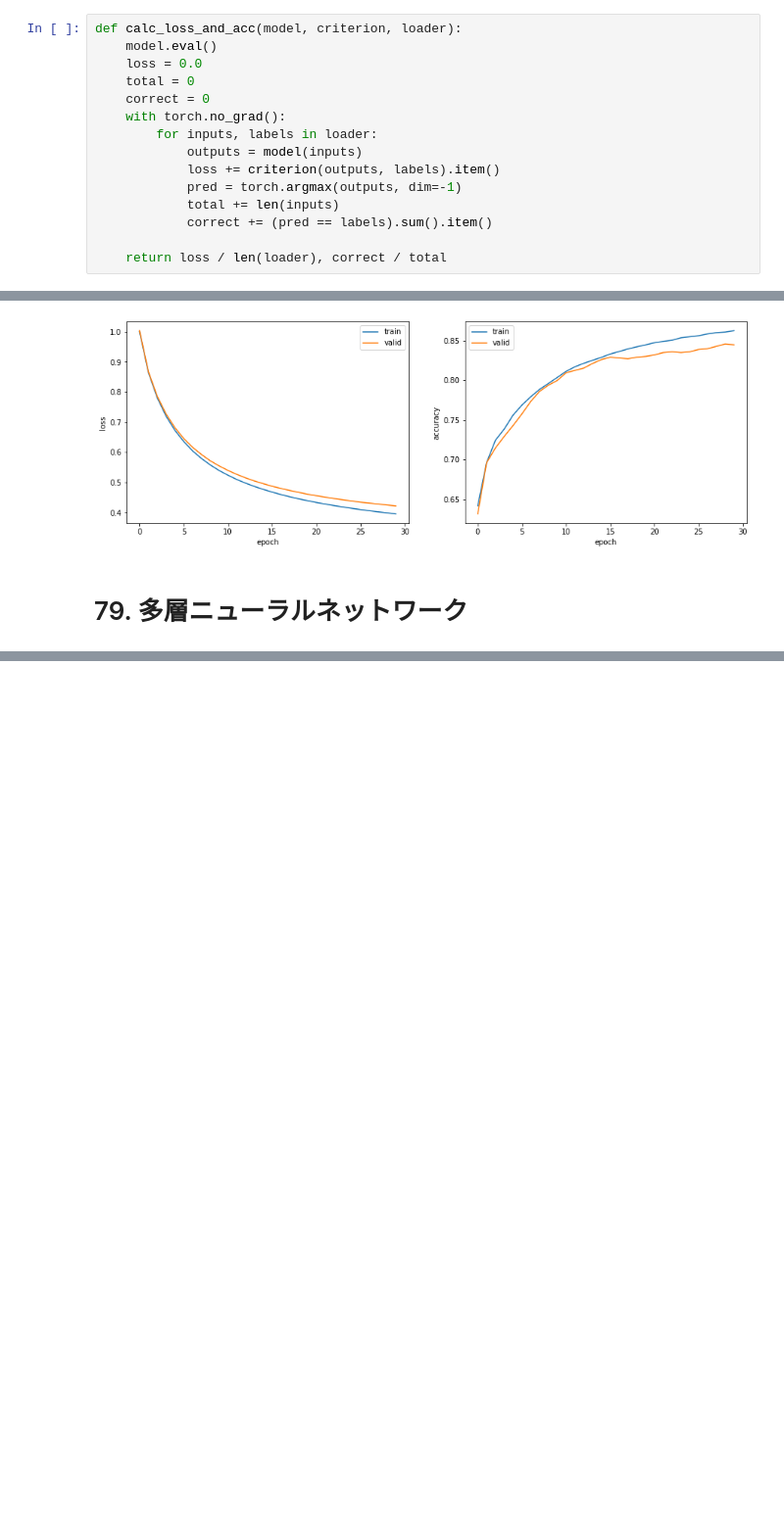
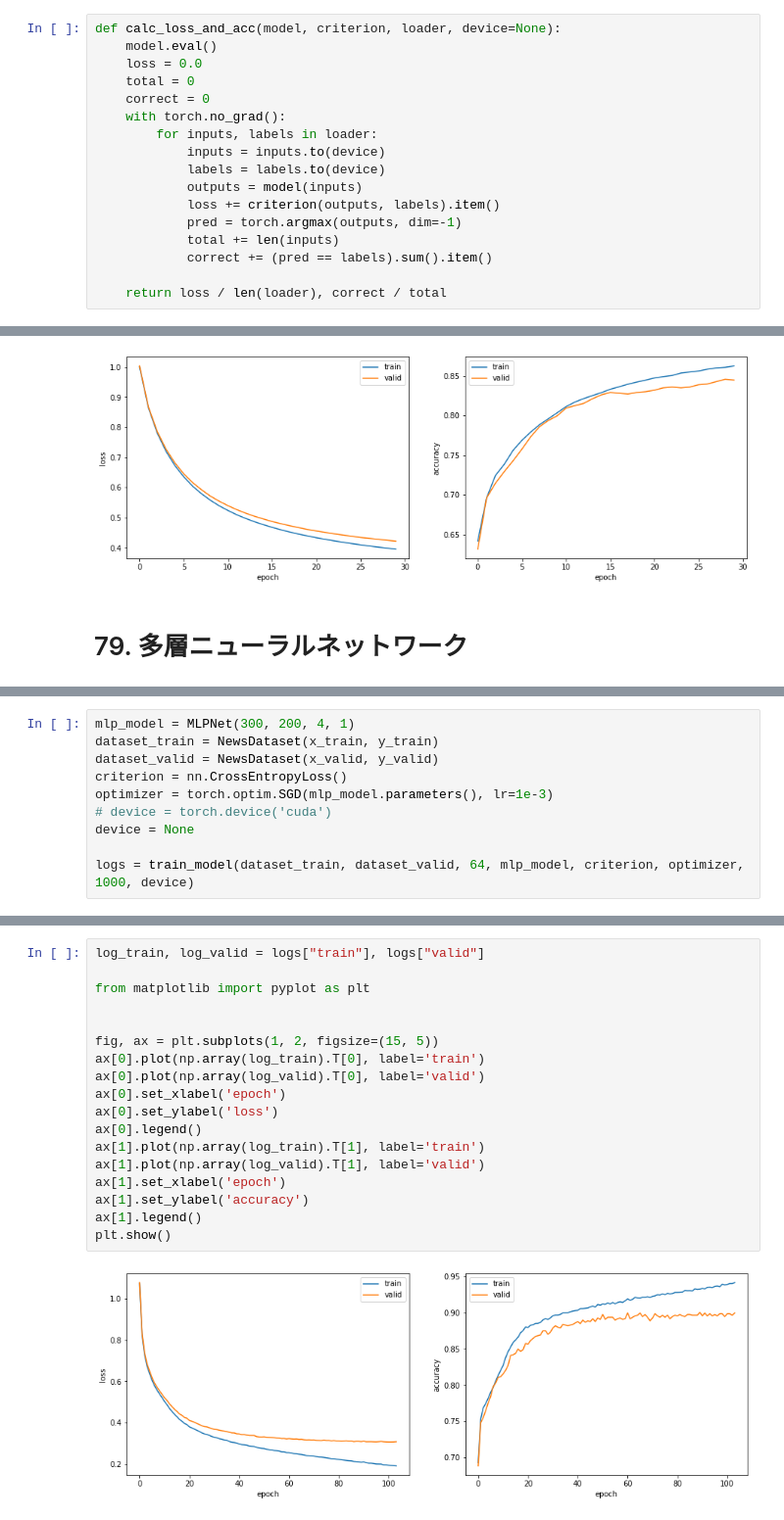
Before and after one commit to yuukiootaki/nlp_100, a Jupyter notebook: src/section8.ipynb, the cells around one changed output, grey strips where cells are left out. Shown: that part at 98% size. Drawn from its saved outputs; the diff is of its cells as text; blank space fills up the shorter version.

```diff
--- a/src/section8.ipynb
+++ b/src/section8.ipynb
@@ -232,13 +232,15 @@ acc test: 0.882
 # 76. チェックポイント
 # 77. ミニバッチ化
 # %%
-def calc_loss_and_acc(model, criterion, loader):
+def calc_loss_and_acc(model, criterion, loader, device=None):
     model.eval()
     loss = 0.0
     total = 0
     correct = 0
     with torch.no_grad():
         for inputs, labels in loader:
+            inputs = inputs.to(device)
+            labels = labels.to(device)
             outputs = model(inputs)
             loss += criterion(outputs, labels).item()
             pred = torch.argmax(outputs, dim=-1)
@@ -349,0 +365,10 @@ epoch: 29, loss_train: 0.3949, accuracy_train: 0.8623, loss_valid: 0.4215, accur
+# %%
+mlp_model = MLPNet(300, 200, 4, 1)
+dataset_train = NewsDataset(x_train, y_train)
+dataset_valid = NewsDataset(x_valid, y_valid)
+criterion = nn.CrossEntropyLoss()
+optimizer = torch.optim.SGD(mlp_model.parameters(), lr=1e-3)
+# device = torch.device('cuda')
+device = None
+
+logs = train_model(dataset_train, dataset_valid, 64, mlp_model, criterion, optimizer, 1000, device)
@@ -349,0 +393,20 @@ epoch: 29, loss_train: 0.3949, accuracy_train: 0.8623, loss_valid: 0.4215, accur
+# %%
+log_train, log_valid = logs["train"], logs["valid"]
+
+from matplotlib import pyplot as plt
+
+
+fig, ax = plt.subplots(1, 2, figsize=(15, 5))
+ax[0].plot(np.array(log_train).T[0], label='train')
+ax[0].plot(np.array(log_valid).T[0], label='valid')
+ax[0].set_xlabel('epoch')
+ax[0].set_ylabel('loss')
+ax[0].legend()
+ax[1].plot(np.array(log_train).T[1], label='train')
+ax[1].plot(np.array(log_valid).T[1], label='valid')
+ax[1].set_xlabel('epoch')
+ax[1].set_ylabel('accuracy')
+ax[1].legend()
+plt.show()
+# %% [output]
+[figure, added]
```
Also changed, not shown: parts of 5 cells of this notebook.
